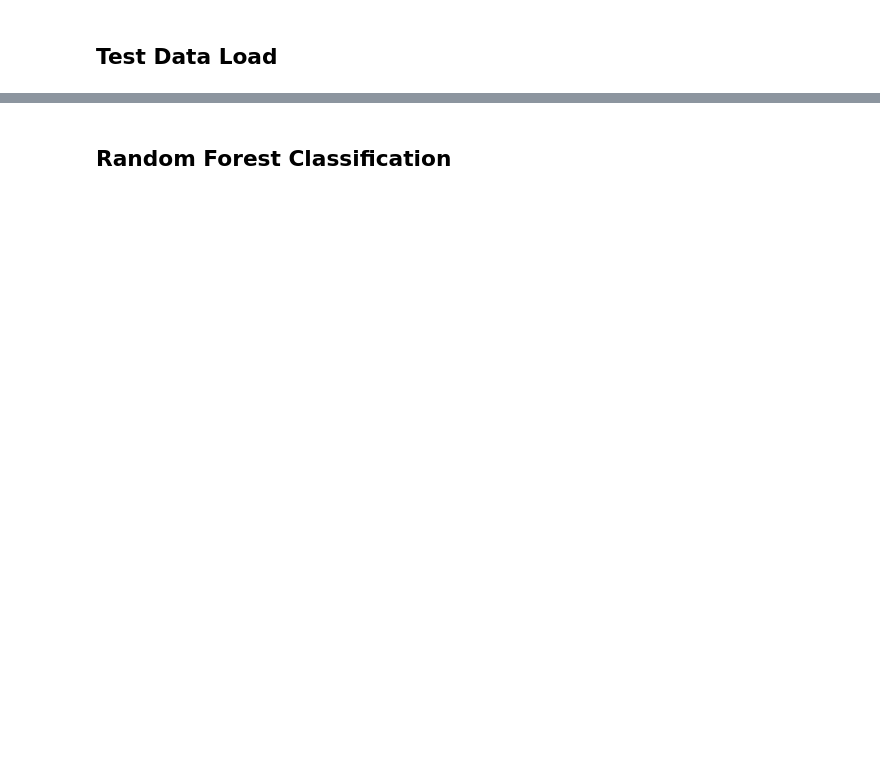
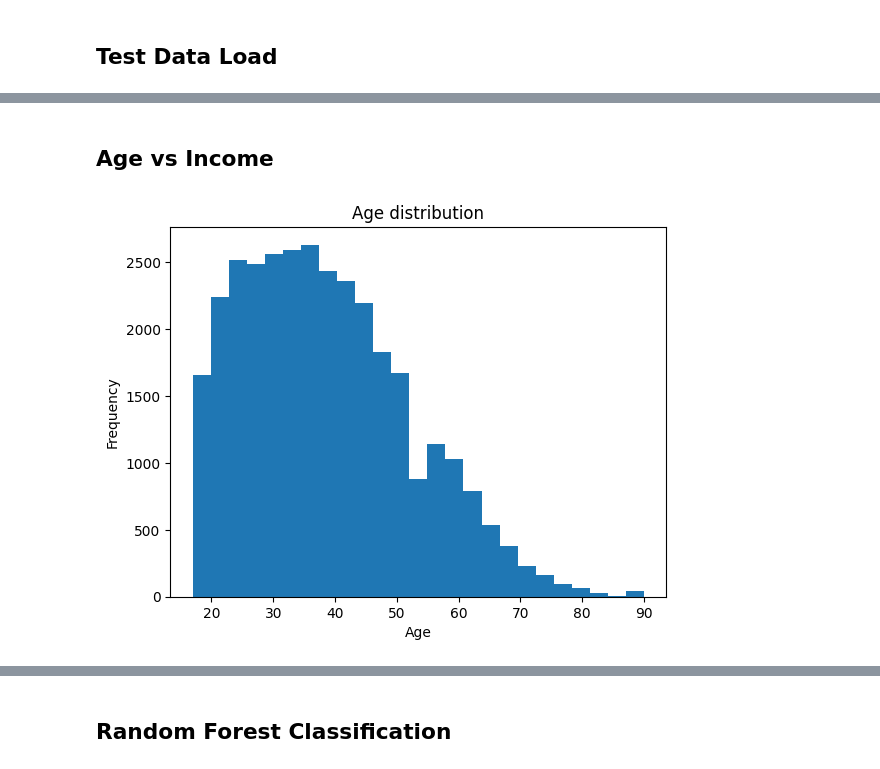
Before and after one commit to avr1/CS6140FinalProject, a Jupyter notebook: src/Group7_Adult_Income_Classification.ipynb, the cells around one changed output, grey strips where cells are left out. Cells and saved outputs as stored; diff of their text form; code cells hidden in the pictures; blank space fills up the shorter version.

```diff
--- a/src/Group7_Adult_Income_Classification.ipynb
+++ b/src/Group7_Adult_Income_Classification.ipynb
@@ -71,0 +113,15 @@ test_df.head()
+# %% [markdown]
+## Age vs Income
+# %%
+import matplotlib.pyplot as plt
+import numpy as np
+import seaborn as sns
+
+# Histogram of age
+plt.hist(train_df['age'], bins=25)
+plt.xlabel('Age')
+plt.ylabel('Frequency')
+plt.title('Age distribution')
+plt.show()
+# %% [output]
+[figure, added]
```
Also changed, not shown: parts of 38 cells of this notebook.
